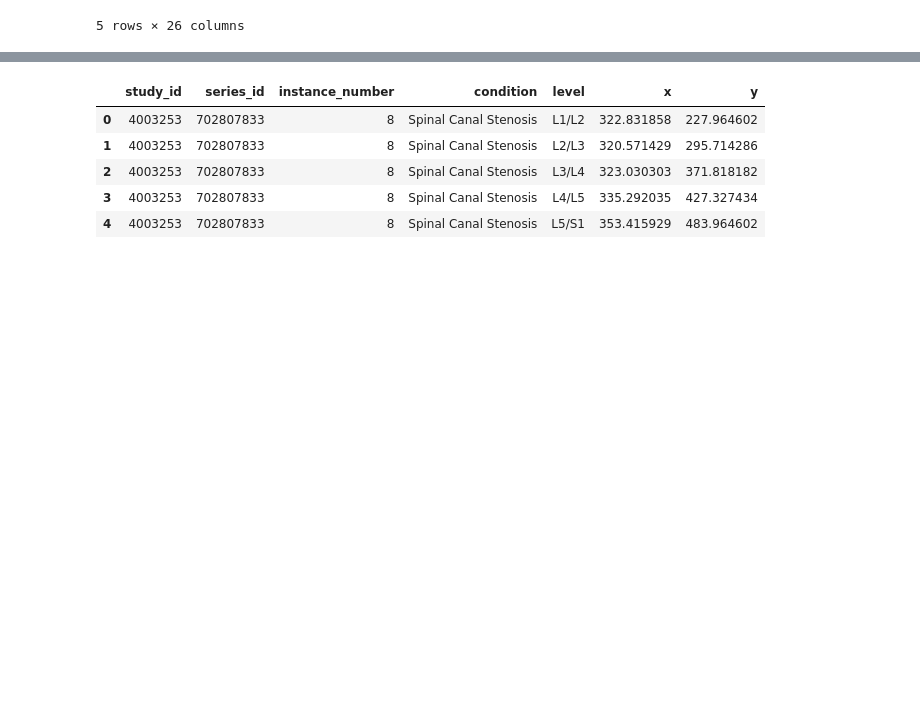
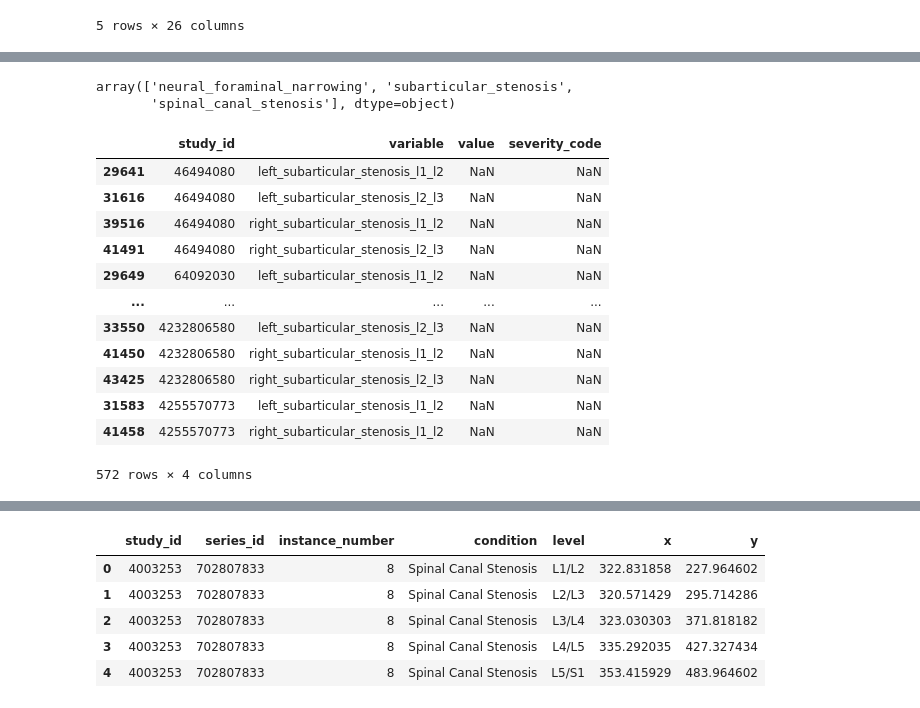
Before and after one commit to mkurtys/rsnaspine, a Jupyter notebook: explore.ipynb, the cells around one changed output, grey strips where cells are left out. Cells and saved outputs as stored; diff of their text form; code cells hidden in the pictures; blank space fills up the shorter version.

```diff
--- a/explore.ipynb
+++ b/explore.ipynb
@@ -33,0 +90,21 @@ train_melt.head()
+# %%
+train_melt["condition_unsided"].unique()
+# %% [output]
+array(['neural_foraminal_narrowing', 'subarticular_stenosis',
+       'spinal_canal_stenosis'], dtype=object)
+# %%
+train_melt.loc[train_melt["severity_code"].isna(), :]
+# %% [output]
+|  | study_id | variable | value | severity_code |
+| 29641 | 46494080 | left_subarticular_stenosis_l1_l2 | NaN | NaN |
+| 31616 | 46494080 | left_subarticular_stenosis_l2_l3 | NaN | NaN |
+| 39516 | 46494080 | right_subarticular_stenosis_l1_l2 | NaN | NaN |
+| 41491 | 46494080 | right_subarticular_stenosis_l2_l3 | NaN | NaN |
+| 29649 | 64092030 | left_subarticular_stenosis_l1_l2 | NaN | NaN |
+| ... | ... | ... | ... | ... |
+| 33550 | 4232806580 | left_subarticular_stenosis_l2_l3 | NaN | NaN |
+| 41450 | 4232806580 | right_subarticular_stenosis_l1_l2 | NaN | NaN |
+| 43425 | 4232806580 | right_subarticular_stenosis_l2_l3 | NaN | NaN |
+| 31583 | 4255570773 | left_subarticular_stenosis_l1_l2 | NaN | NaN |
+| 41458 | 4255570773 | right_subarticular_stenosis_l1_l2 | NaN | NaN |
+572 rows × 4 columns
```
Also changed, not shown: parts of 9 cells of this notebook.
